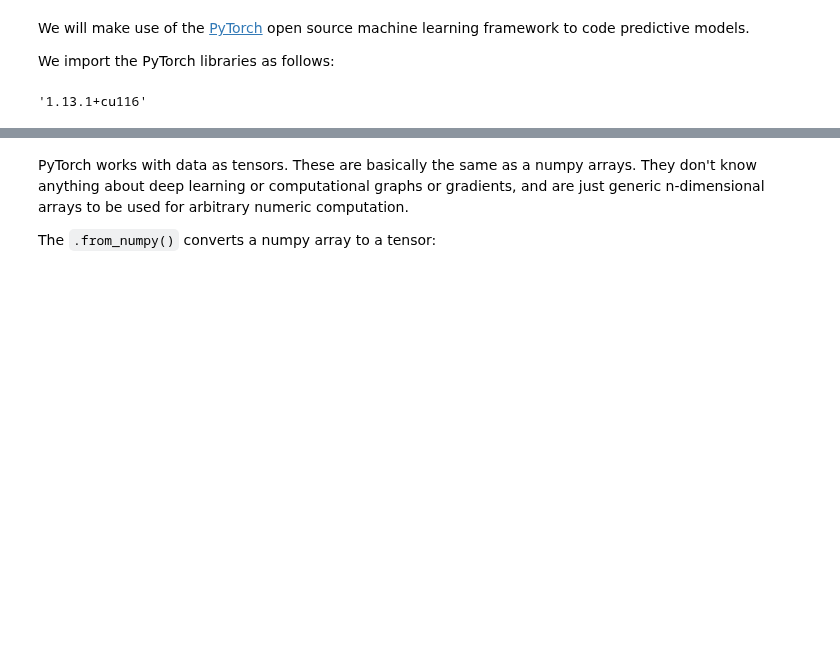
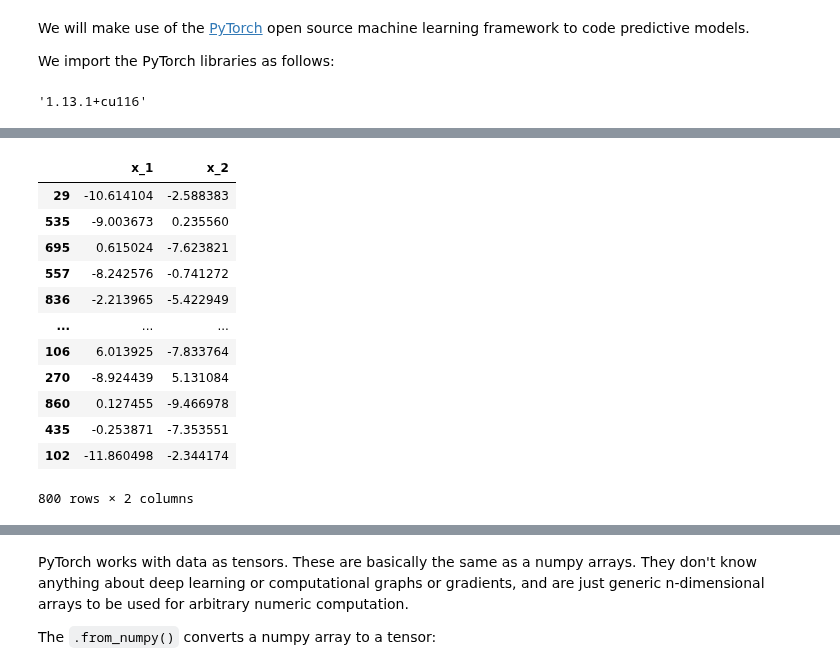
Before and after one commit to sdgroeve/D012554_Machine_Learning_2023, a Jupyter notebook: 01_pytorch_workflow.ipynb, the cells around one changed output, grey strips where cells are left out. Drawn from its saved outputs; the diff is of its cells as text; code cells hidden in the pictures; blank space fills up the shorter version.

```diff
--- a/01_pytorch_workflow.ipynb
+++ b/01_pytorch_workflow.ipynb
@@ -39,0 +95,16 @@ def true_value(x):
+# %%
+X_train
+# %% [output]
+|  | x_1 | x_2 |
+| 29 | -10.614104 | -2.588383 |
+| 535 | -9.003673 | 0.235560 |
+| 695 | 0.615024 | -7.623821 |
+| 557 | -8.242576 | -0.741272 |
+| 836 | -2.213965 | -5.422949 |
+| ... | ... | ... |
+| 106 | 6.013925 | -7.833764 |
+| 270 | -8.924439 | 5.131084 |
+| 860 | 0.127455 | -9.466978 |
+| 435 | -0.253871 | -7.353551 |
+| 102 | -11.860498 | -2.344174 |
+800 rows × 2 columns
```
Also changed, not shown: parts of 31 cells of this notebook.
